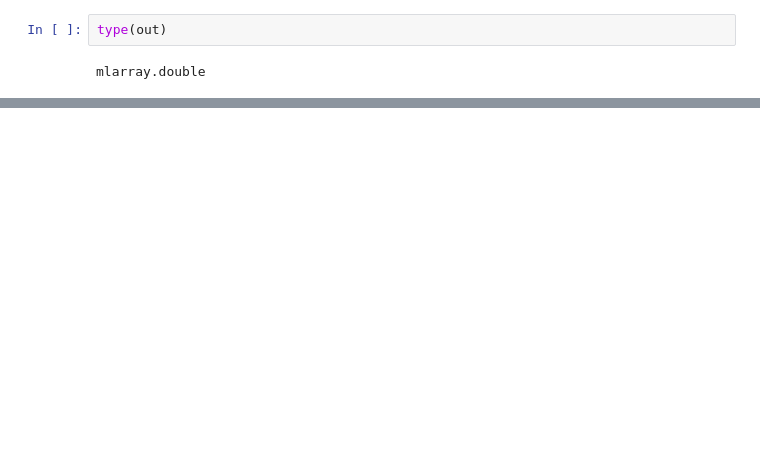
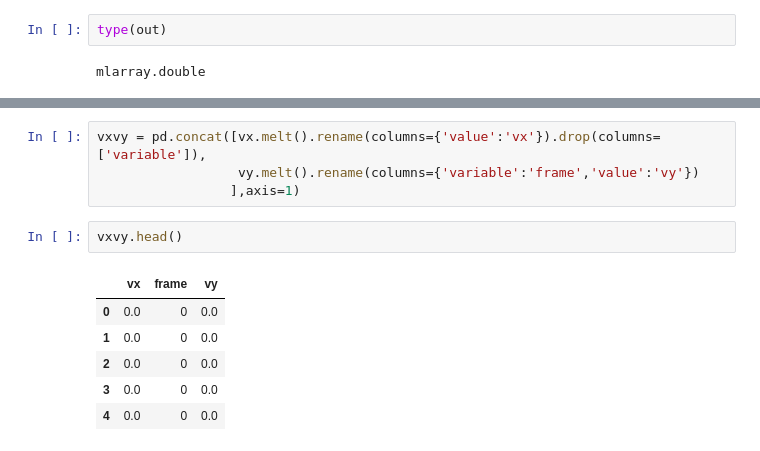
Before and after one commit to msschwartz21/germband-extension, a Jupyter notebook: notebooks/20181101-matlab_engine_test.ipynb, the cells around one changed output, grey strips where cells are left out. Cells and saved outputs as stored; diff of their text form; blank space fills up the shorter version.

```diff
--- a/notebooks/20181101-matlab_engine_test.ipynb
+++ b/notebooks/20181101-matlab_engine_test.ipynb
@@ -56,0 +184,13 @@ mlarray.double
+# %%
+vxvy = pd.concat([vx.melt().rename(columns={'value':'vx'}).drop(columns=['variable']),
+                  vy.melt().rename(columns={'variable':'frame','value':'vy'})
+                 ],axis=1)
+# %%
+vxvy.head()
+# %% [output]
+|  | vx | frame | vy |
+| 0 | 0.0 | 0 | 0.0 |
+| 1 | 0.0 | 0 | 0.0 |
+| 2 | 0.0 | 0 | 0.0 |
+| 3 | 0.0 | 0 | 0.0 |
+| 4 | 0.0 | 0 | 0.0 |
```
Also changed, not shown: parts of 31 cells of this notebook, 3 other files.
